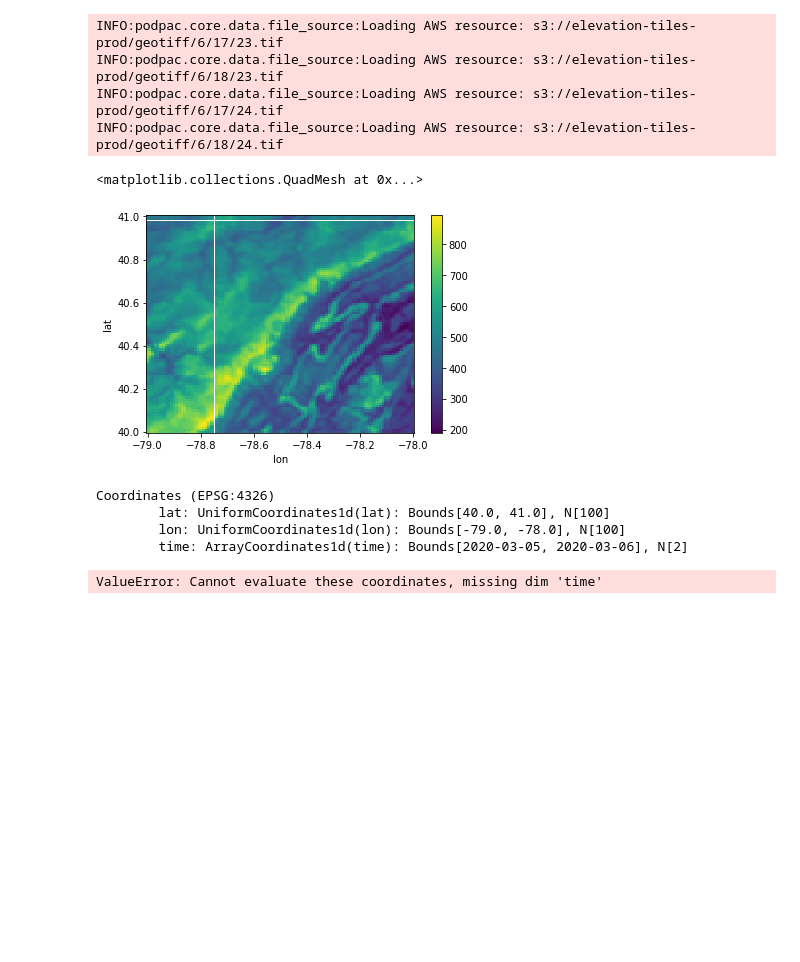
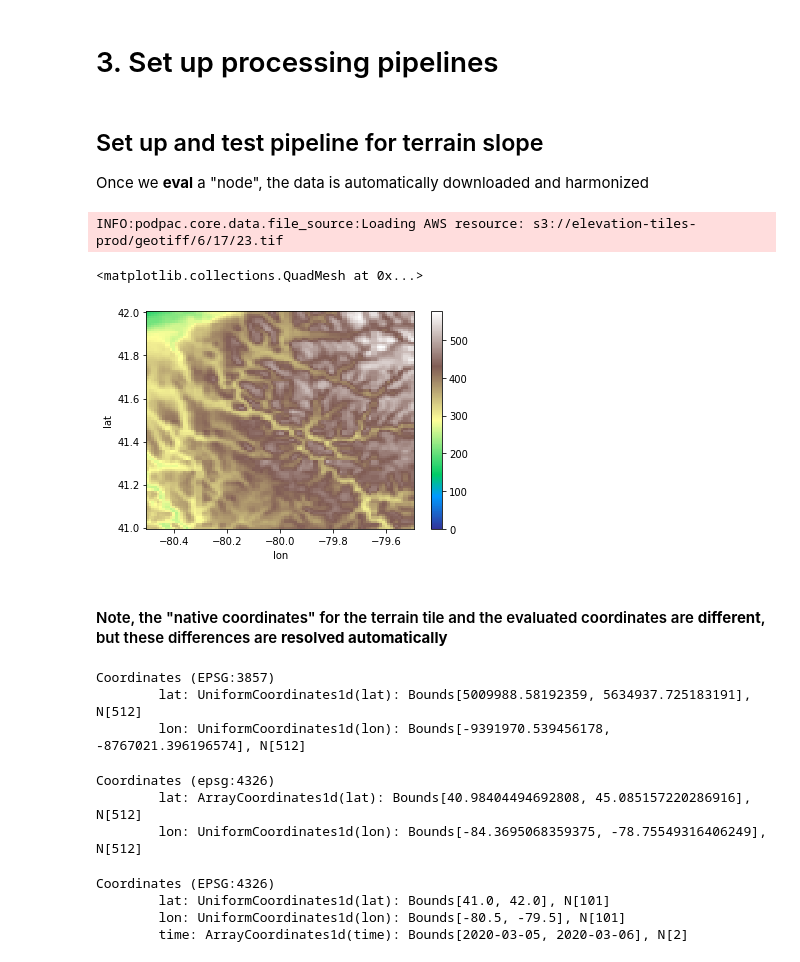
Before and after one commit to creare-com/podpac-examples, a Jupyter notebook: notebooks/scratch/scipy-2020.ipynb, the cells around one changed output. Saved outputs shown, nothing was run; the diff lists cells and outputs as text; code cells hidden in the pictures; blank space fills up the shorter version.

```diff
--- a/notebooks/scratch/scipy-2020.ipynb
+++ b/notebooks/scratch/scipy-2020.ipynb
@@ -13,8 +23,7 @@ settings.set_unsafe_eval(True)
 # %%
-# default coordinates
-lat = podpac.clinspace(40, 41, 100)
-lon = podpac.clinspace(-79, -78, 100)
-time = ['2020-03-05', '2020-03-06']
+lat = podpac.clinspace(41, 42, 101)
+lon = podpac.clinspace(-80.5, -79.5, 101)
+time = ['2020-03-06']
 coords = podpac.Coordinates([lat, lon, time], dims=['lat', 'lon', 'time'])
 # %%
 # ipyleaflet (https://github.com/jupyter-widgets/ipyleaflet)
@@ -84,11 +59,15 @@ Attributes:
+# %% [markdown]
+# 3. Set up processing pipelines
+# %% [markdown]
+## Set up and test pipeline for terrain slope
+Once we **eval** a "node", the data is automatically downloaded and harmonized
 # %%
-# look at the terrain
-o_terrain = terrain.eval(coords.drop("time"))
-o_terrain.plot()
+# Get and harmonize the terrain data
+o_terrain = terrain.eval(coords)
+
+# o_terrain is an extension of xarray.DataArray
+o_terrain.plot(cmap='terrain', vmin=0)
 # %% [output]
 INFO:podpac.core.data.file_source:Loading AWS resource: s3://elevation-tiles-prod/geotiff/6/17/23.tif
-INFO:podpac.core.data.file_source:Loading AWS resource: s3://elevation-tiles-prod/geotiff/6/18/23.tif
-INFO:podpac.core.data.file_source:Loading AWS resource: s3://elevation-tiles-prod/geotiff/6/17/24.tif
-INFO:podpac.core.data.file_source:Loading AWS resource: s3://elevation-tiles-prod/geotiff/6/18/24.tif
 <matplotlib.collections.QuadMesh at 0x...>
-[figure, old version]
+[figure, new version]
@@ -116,16 +74,21 @@ class GreenElevation(podpac.algorithm.Algorithm):
+# %% [markdown]
+#### Note, the "native coordinates" for the terrain tile and the evaluated coordinates are **different**, but these differences are **resolved automatically**
+# %%
+terrain.sources[0].coordinates
+# %% [output]
+Coordinates (EPSG:3857)
+        lat: UniformCoordinates1d(lat): Bounds[5009988.58192359, 5634937.725183191], N[512]
+        lon: UniformCoordinates1d(lon): Bounds[-9391970.539456178, -8767021.396196574], N[512]
+# %%
+terrain.sources[0].coordinates.transform('epsg:4326')
+# %% [output]
+Coordinates (epsg:4326)
+        lat: ArrayCoordinates1d(lat): Bounds[40.98404494692808, 45.085157220286916], N[512]
+        lon: UniformCoordinates1d(lon): Bounds[-84.3695068359375, -78.75549316406249], N[512]
 # %%
 coords
 # %% [output]
 Coordinates (EPSG:4326)
-        lat: UniformCoordinates1d(lat): Bounds[40.0, 41.0], N[100]
-        lon: UniformCoordinates1d(lon): Bounds[-79.0, -78.0], N[100]
+        lat: UniformCoordinates1d(lat): Bounds[41.0, 42.0], N[101]
+        lon: UniformCoordinates1d(lon): Bounds[-80.5, -79.5], N[101]
         time: ArrayCoordinates1d(time): Bounds[2020-03-05, 2020-03-06], N[2]
-# %%
-# Make an instance of the algorithm
-green_elevation = GreenElevation(elevation=terrain, ndvi=ndvi)
-
-# Evaluate node
-o_green_elevation = green_elevation.eval(coords)
-o.green_elevation.plot()
-# %% [output]
-ValueError: Cannot evaluate these coordinates, missing dim 'time'
```
Also changed, not shown: parts of 32 cells of this notebook.
